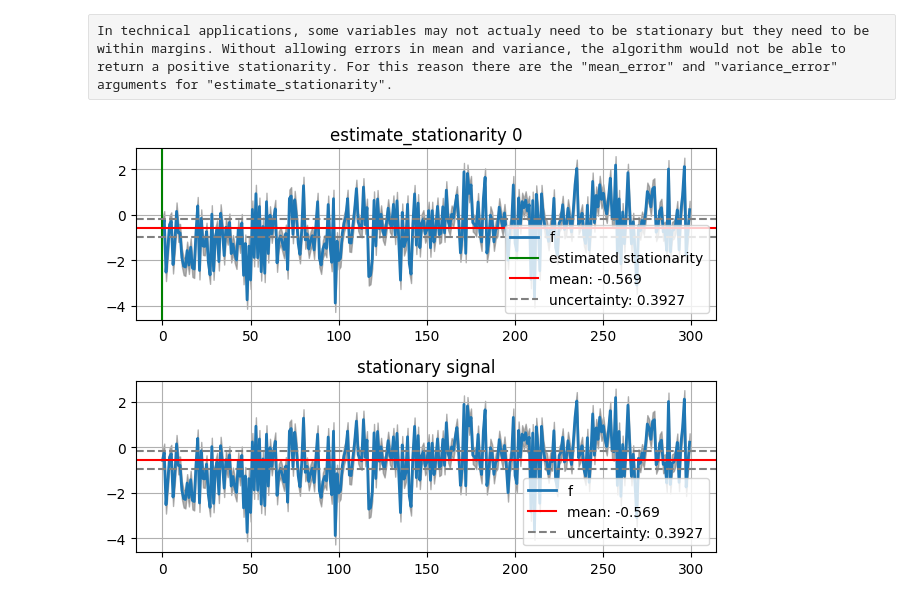
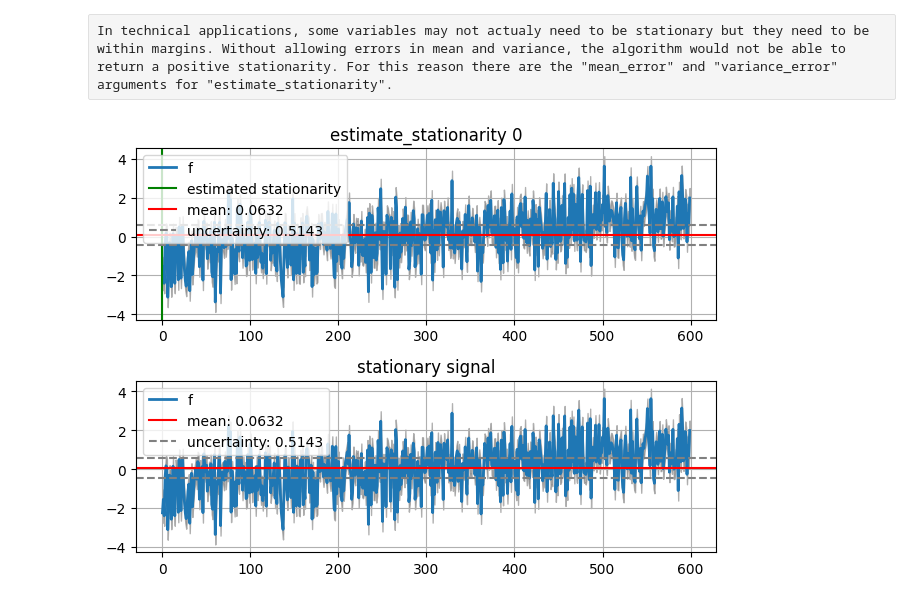
Before and after one commit to MaNyh/NTRfC, a Jupyter notebook: examples/check_timeseries_stationarity.ipynb, the cells around one changed output. Saved outputs shown, nothing was run; the diff lists cells and outputs as text; code cells hidden in the pictures.

```diff
--- a/examples/check_timeseries_stationarity.ipynb
+++ b/examples/check_timeseries_stationarity.ipynb
@@ -300,12 +308,12 @@ plot_estimate(timesteps, values_stationary, stationary_timestep,mean_uncertainty
 # %% [raw]
 In technical applications, some variables may not actualy need to be stationary but they need to be within margins. Without allowing errors in mean and variance, the algorithm would not be able to return a positive stationarity. For this reason there are the "mean_error" and "variance_error" arguments for "estimate_stationarity".
 # %%
-res = 300
-ramplitude = 1
+res = 600
+ramplitude = 2
 values = np.random.normal(-1, 1, res)+np.linspace(0,ramplitude,res)
-stationary_timestep ,_,mean_uncertainty= estimate_stationarity(values,mean_error=1)
+stationary_timestep ,_,mean_uncertainty= estimate_stationarity(values,mean_error=2)
 timesteps = np.arange(0,res)
 
 plot_estimate(timesteps, values, stationary_timestep,mean_uncertainty)
 # %% [output]
-[figure, old version]
+[figure, new version]
```
Also changed, not shown: parts of 8 cells of this notebook, 2 other files.
